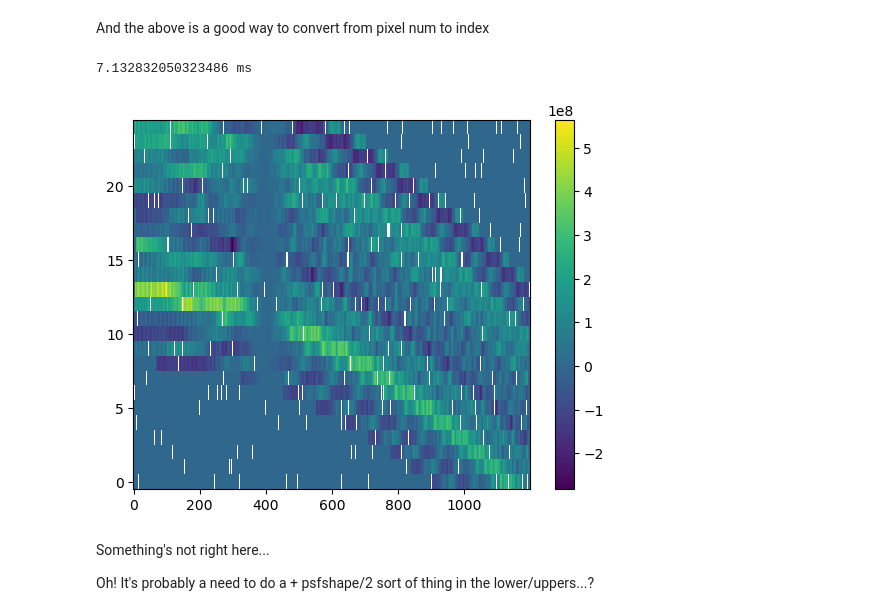
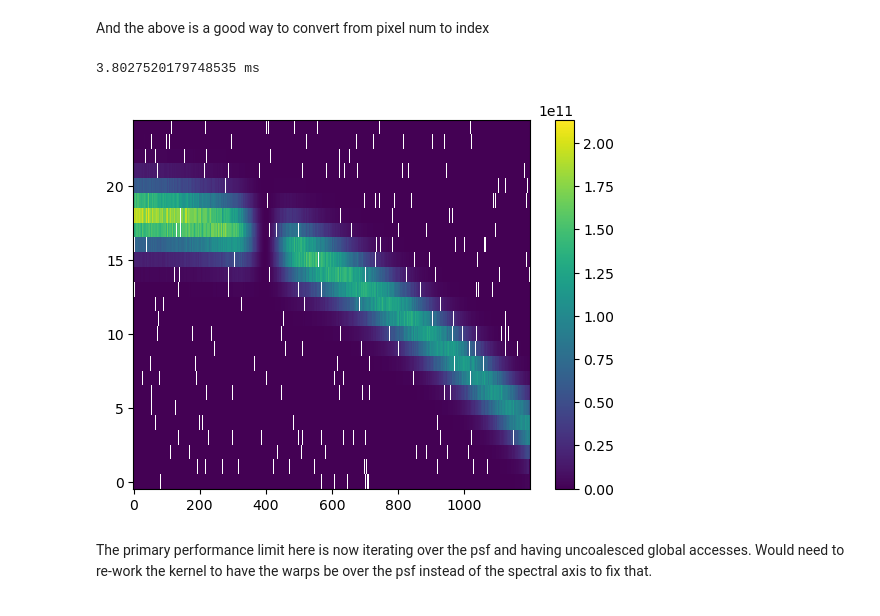
Before and after one commit to eteq/m31_jwst_2609_vol2, a Jupyter notebook: experimentation/numba_build2d.ipynb, the cells around one changed output. Drawn from its saved outputs; the diff is of its cells as text; code cells hidden in the pictures.

Commit message:
kernel now memory-access-bound

```diff
--- a/experimentation/numba_build2d.ipynb
+++ b/experimentation/numba_build2d.ipynb
@@ -750,10 +707,10 @@ def scatter_flux_v4(xspec, yspec, fluxspec,
     xo = float32(xsi) - float32(x)
     yo = float32(ysi) - float32(y)
 
-    xlower = int(math.floor((x - xsi - 1/2)*oversampling - 1))
-    xupper = int(math.ceil((x - xsi + 1/2)*oversampling + 2))
-    ylower = int(math.floor((y - ysi - 1/2)*oversampling - 1))
-    yupper = int(math.ceil((y - ysi + 1/2)*oversampling + 2))
+    xlower = int(math.floor((x - xsi - 1/2)*oversampling - 1) + psf_x.shape[0]/2)
+    xupper = int(math.ceil((x - xsi + 1/2)*oversampling + 2) + psf_x.shape[0]/2)
+    ylower = int(math.floor((y - ysi - 1/2)*oversampling - 1) + psf_x.shape[1]/2)
+    yupper = int(math.ceil((y - ysi + 1/2)*oversampling + 2) + psf_x.shape[1]/2)
 
     for i in range(xlower, xupper):
         for j in range(ylower, yupper):
@@ -788,36 +745,34 @@ outslitall = cuda.to_device(np.repeat(np.expand_dims(slitarr, axis=-1), kernelsp
 
 
 scatter_flux_v4[kernelspec](xspecc, yspecc, fluxpecc,
                          psf_xc, psf_yc, psf_flux,
                          startidxc, nspecc,
                          outslitall)
 
 
 plt.imshow(np.sum(outslitall, axis=-1), aspect='auto', interpolation='nearest', origin='lower')
 #plt.imshow(outslitall.copy_to_host()[..., 0], aspect='auto', interpolation='nearest', origin='lower')
 plt.colorbar()
 
 
 # we do it a second time for timing purposes since the first time may include some jitting
 if do_timing_run:
     start_evt = cuda.event(timing=True)
     end_evt = cuda.event(timing=True)
     outslitall = cuda.to_device(np.repeat(np.expand_dims(slitarr, axis=-1), kernelspec[-1], axis=-1))
 
     start_evt.record()
     scatter_flux_v4[kernelspec](xspecc, yspecc, fluxpecc,
                             psf_xc, psf_yc, psf_flux,
                             startidxc, nspecc,
                             outslitall)
     end_evt.record()
     end_evt.synchronize()
 
 
     print(cuda.event_elapsed_time(start_evt, end_evt), 'ms')
 # %% [output]
-7.132832050323486 ms
+3.8027520179748535 ms
-[figure, old version]
+[figure, new version]
-# %% [markdown]
-Something's not right here...
-
-Oh! It's probably a need to do a + psfshape/2 sort of thing in the lower/uppers...?
+# %% [markdown]
+The primary performance limit here is now iterating over the psf and having uncoalesced global accesses. Would need to re-work the kernel to have the warps be over the psf instead of the spectral axis to fix that.
```
Also changed, not shown: parts of 16 cells of this notebook, 2 other files.
